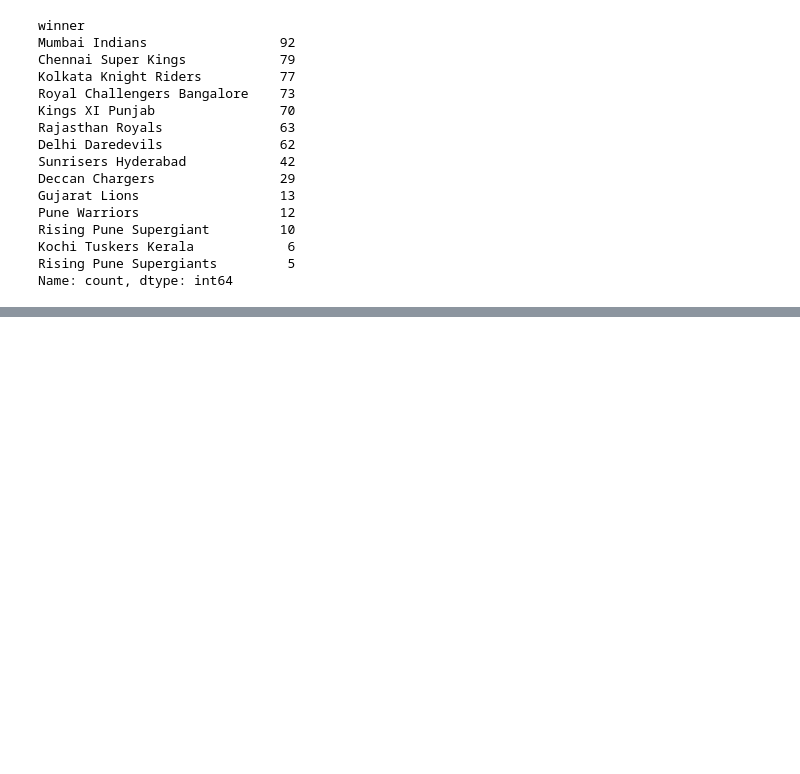
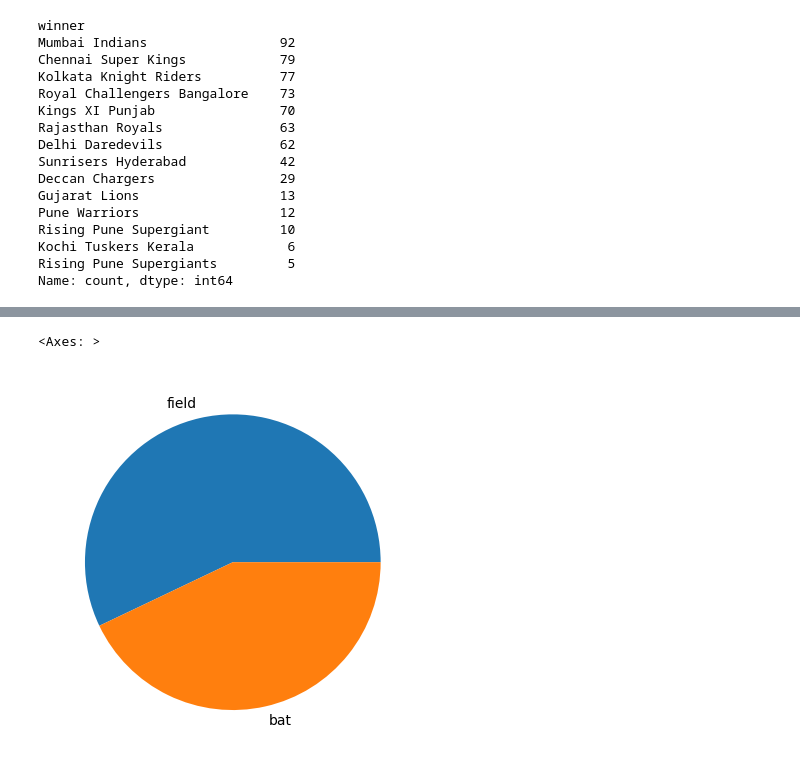
Before and after one commit to omyadav-ml/Daily-Learning, a Jupyter notebook: Python Notebook/Pandas/pandas.ipynb, the cells around one changed output, grey strips where cells are left out. Drawn from its saved outputs; the diff is of its cells as text; code cells hidden in the pictures; blank space fills up the shorter version.

```diff
--- a/Python Notebook/Pandas/pandas.ipynb
+++ b/Python Notebook/Pandas/pandas.ipynb
@@ -311,0 +320,5 @@ Name: count, dtype: int64
+# %%
+data['toss_decision'].value_counts().plot(kind='pie')
+# %% [output]
+<Axes: >
+[figure, added]
```
Also changed, not shown: parts of 3 cells of this notebook.
